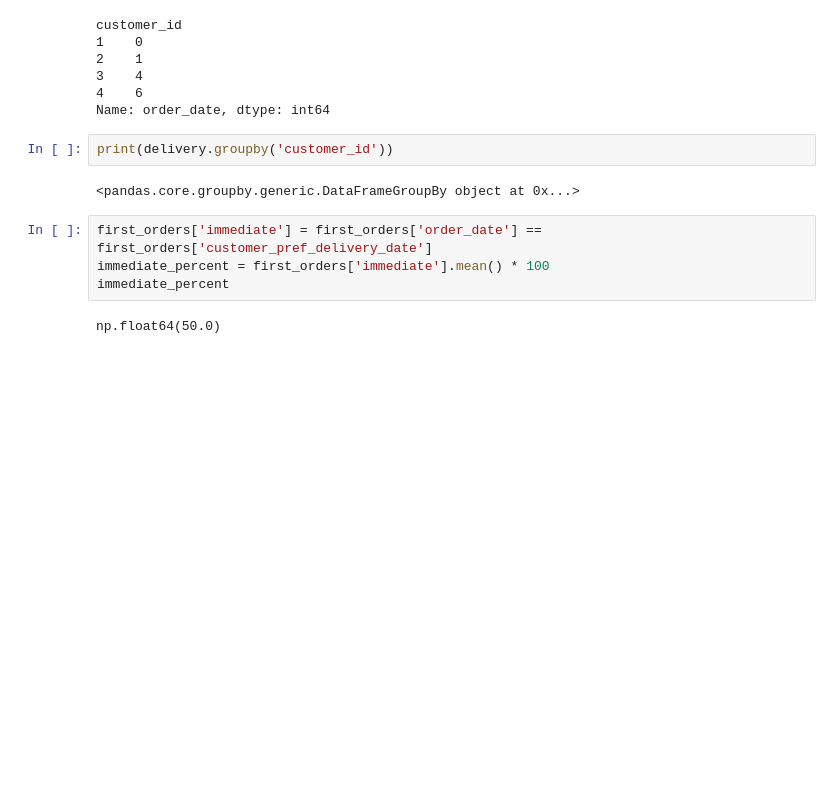
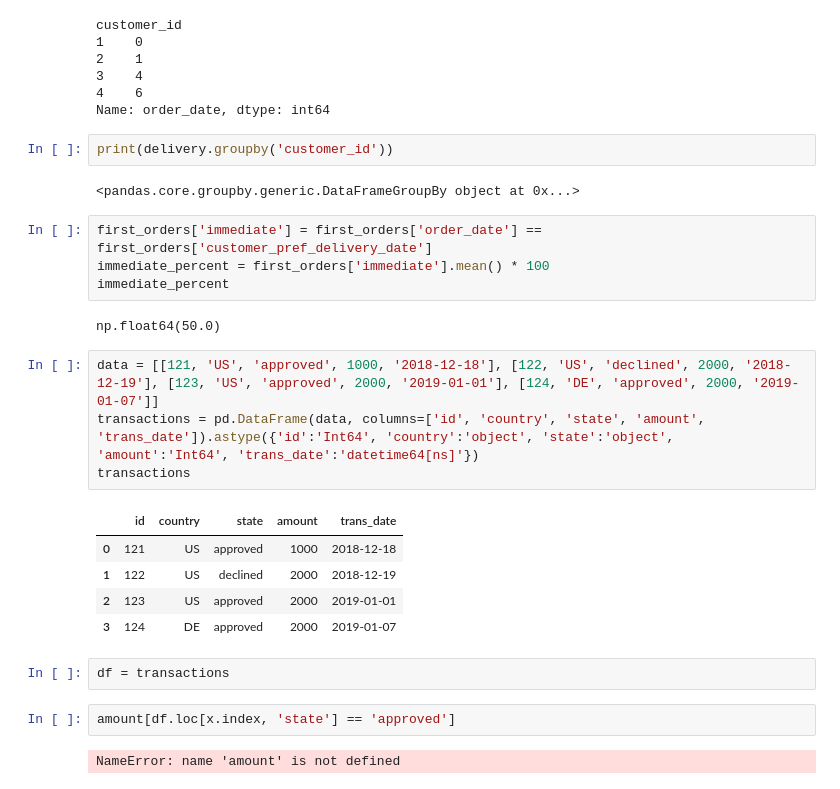
Before and after one commit to Praldmur/codespaces-jupyter, a Jupyter notebook: LeetCode_Med.ipynb, the cells around one changed output. Saved outputs shown, nothing was run; the diff lists cells and outputs as text; blank space fills up the shorter version.

```diff
--- a/LeetCode_Med.ipynb
+++ b/LeetCode_Med.ipynb
@@ -845,3 +845,19 @@ immediate_percent = first_orders['immediate'].mean() * 100
 immediate_percent
 # %% [output]
 np.float64(50.0)
+# %%
+data = [[121, 'US', 'approved', 1000, '2018-12-18'], [122, 'US', 'declined', 2000, '2018-12-19'], [123, 'US', 'approved', 2000, '2019-01-01'], [124, 'DE', 'approved', 2000, '2019-01-07']]
+transactions = pd.DataFrame(data, columns=['id', 'country', 'state', 'amount', 'trans_date']).astype({'id':'Int64', 'country':'object', 'state':'object', 'amount':'Int64', 'trans_date':'datetime64[ns]'})
+transactions
+# %% [output]
+|  | id | country | state | amount | trans_date |
+| 0 | 121 | US | approved | 1000 | 2018-12-18 |
+| 1 | 122 | US | declined | 2000 | 2018-12-19 |
+| 2 | 123 | US | approved | 2000 | 2019-01-01 |
+| 3 | 124 | DE | approved | 2000 | 2019-01-07 |
+# %%
+df = transactions
+# %%
+amount[df.loc[x.index, 'state'] == 'approved']
+# %% [output]
+NameError: name 'amount' is not defined
```
